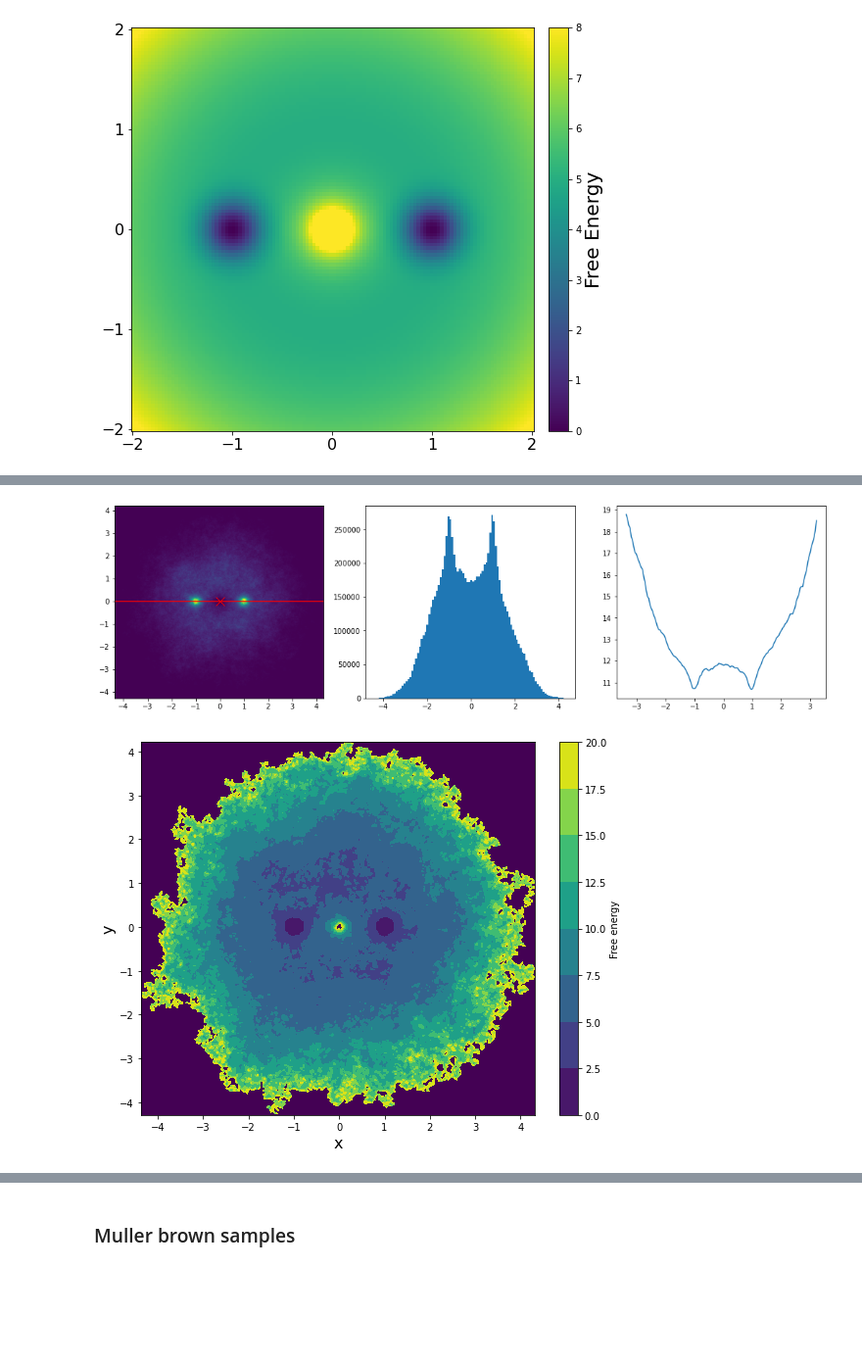
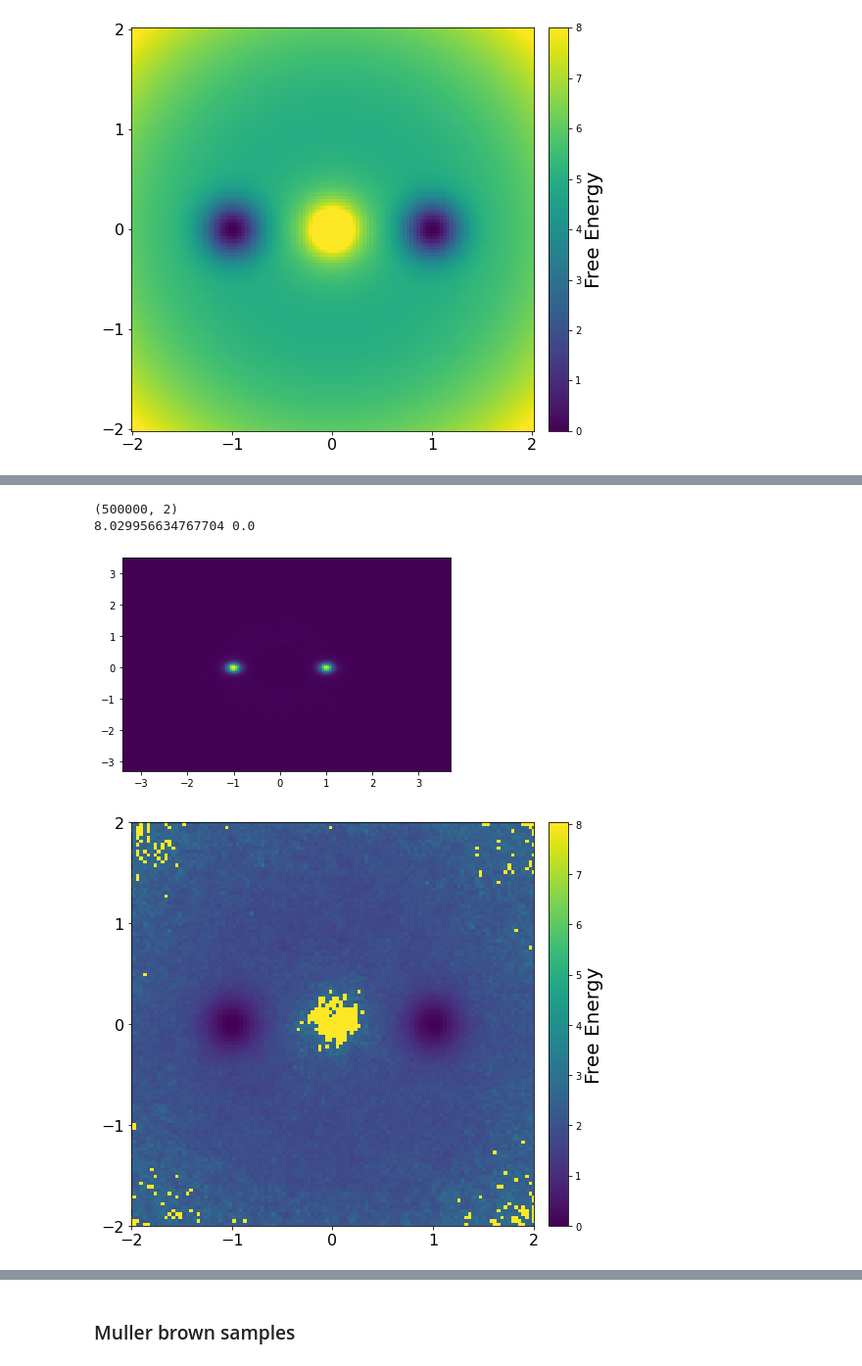
Before and after one commit to dominicp6/mdfeature, a Jupyter notebook: notebooks/EvaluationPipelineOnToyProblems.ipynb, the cells around one changed output, grey strips where cells are left out. Shown at 98% size. Cells and saved outputs as stored; diff of their text form; code cells hidden in the pictures; blank space fills up the shorter version.

```diff
--- a/notebooks/EvaluationPipelineOnToyProblems.ipynb
+++ b/notebooks/EvaluationPipelineOnToyProblems.ipynb
@@ -241,6 +274,53 @@ plot_free_energy_surface(Q_prime, beta)
 # %%
-ring_double_well_projected_traj = plot_free_energy_slice(ring_double_well_samples, beta, np.array([0,0]), 0, minimum_counts=5000)
-plot_free_energy_surface(ring_double_well_samples, beta)
+#ring_double_well_projected_traj = plot_free_energy_slice(ring_double_well_samples, beta, np.array([0,0]), 0, minimum_counts=5000)
+print(Q.shape)
+from mpl_toolkits.axes_grid1 import make_axes_locatable
+
+
+def plot_free_energy_surface(samples, beta, bins=200):
+    concatenated_samples = np.concatenate(samples)
+    free_energy, fig, axs, xedges, yedges = free_energy_estimate_2D(samples, beta, bins=bins)
+    print(np.max(free_energy),np.min(free_energy))
+    plt.show()
+#     fig.set_size_inches(9, 7)
+    x_mesh, y_mesh = np.meshgrid(xedges, yedges)
+    fig, axs = plt.subplots(1, 1)
+    fig.set_size_inches(8, 8)
+    axs.set_aspect('equal')
+    im = axs.pcolormesh(xedges, yedges, free_energy.T)
+    divider = make_axes_locatable(axs)
+    cax = divider.append_axes("right", size="5%", pad=0.20)
+    cb = plt.colorbar(im, cax=cax)
+    cb.set_label(label='Free Energy', fontsize=20)
+    axs.xaxis.set_ticks([-2, -1, 0, 1, 2])
+    axs.yaxis.set_ticks([-2, -1, 0, 1, 2])
+    axs.set_xlim([-2,2])
+    axs.set_ylim([-2,2])
+    axs.tick_params(axis='x', labelsize=16)
+    axs.tick_params(axis='y', labelsize=16)
+#     plt.xlim([-2,2])
+#     plt.ylim([-2,2])
+    plt.show()
+#     clb = axs.contourf(xedges[1:], yedges[1:], free_energy.T)
+#     plt.colorbar(clb, label='Free Energy', ax=axs)
+
+#     plt.xlabel('x', fontsize=16)
+#     plt.ylabel('y', fontsize=16)
+#     plt.show()
+
+def free_energy_estimate_2D(samples, beta, bins=200):
+    fig, axs = plt.subplots(1, 1)
+    h, xedges, yedges, quadmesh = axs.hist2d(samples[:, 0], samples[:, 1], bins=bins)
+    total_counts = np.sum(h)
+    with np.errstate(divide='ignore'):
+        free_energy = - (1 / beta) * np.log(h / total_counts + 0.000000000001)
+        free_energy = np.nan_to_num(free_energy, nan=0)
+
+    return free_energy - np.min(free_energy), fig, axs, xedges, yedges
+
+plot_free_energy_surface(Q, 2.8)
 # %% [output]
+(500000, 2)
+8.029956634767704 0.0
-[figure, old version]
+[figure, new version]
-[figure, old version]
+[figure, new version]
```
Also changed, not shown: parts of 23 cells of this notebook, 20 other files.
